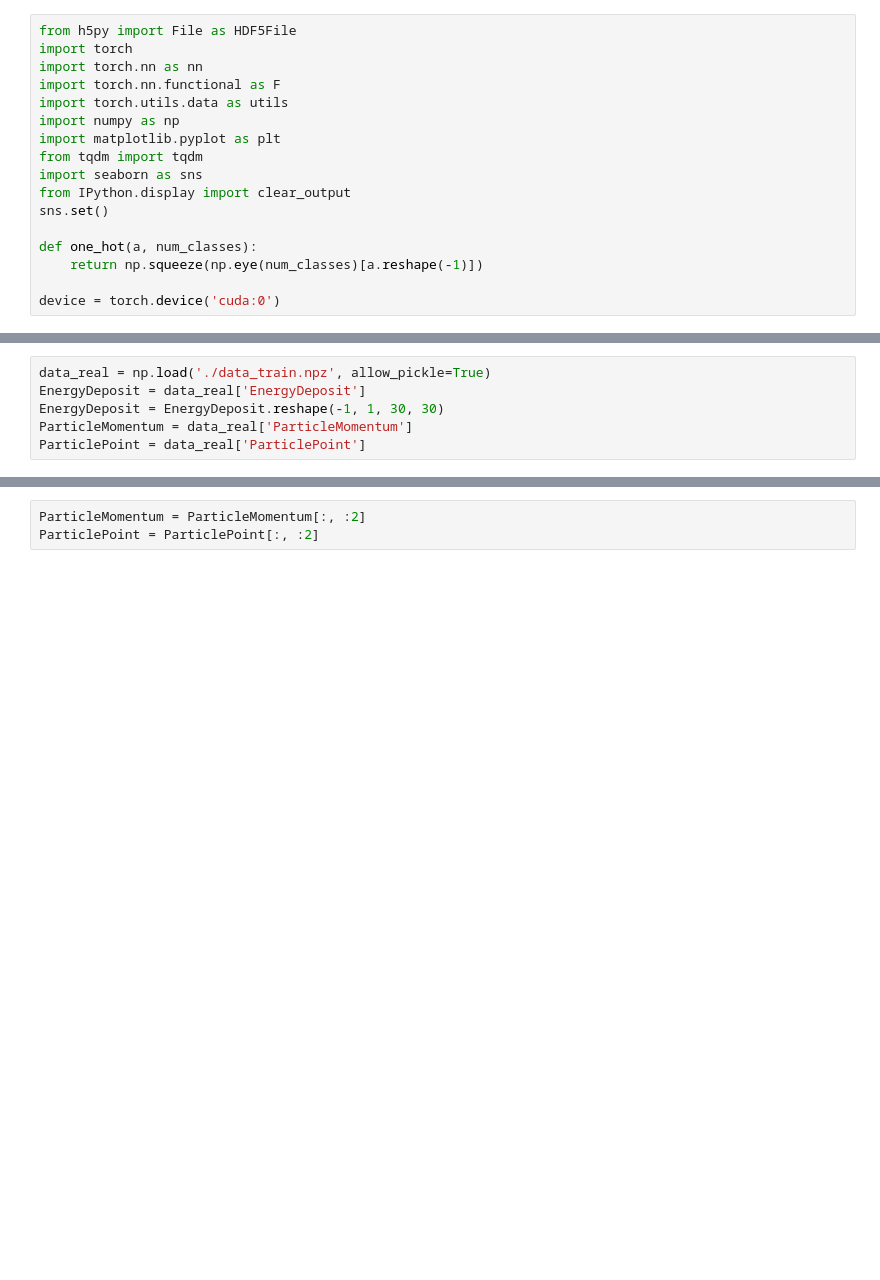
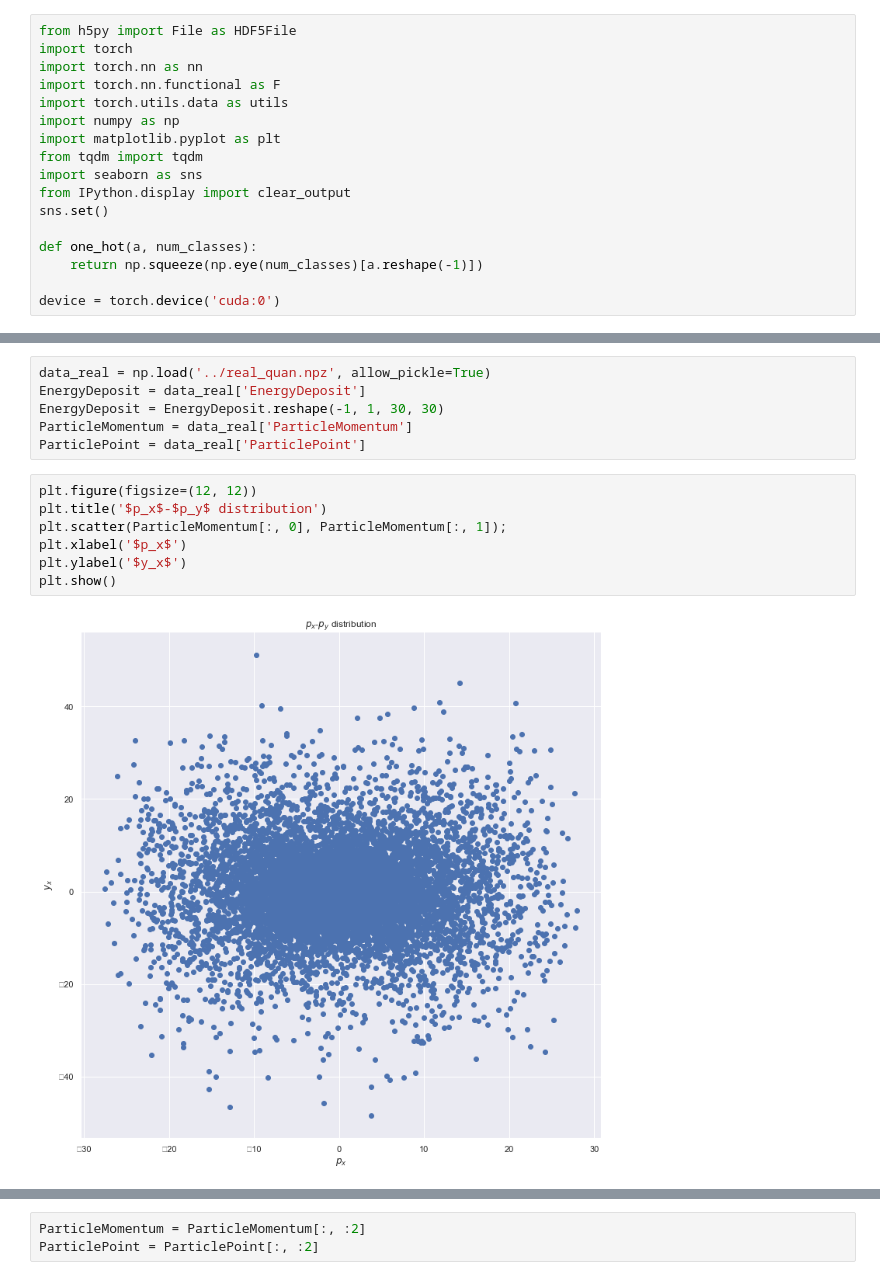
Before and after one commit to SchattenGenie/mlhep2019-starterkit, a Jupyter notebook: lhcb_calo_regression/lhcb_calo_regression.ipynb, the cells around one changed output, grey strips where cells are left out. Saved outputs shown, nothing was run; the diff lists cells and outputs as text; blank space fills up the shorter version.

```diff
--- a/lhcb_calo_regression/lhcb_calo_regression.ipynb
+++ b/lhcb_calo_regression/lhcb_calo_regression.ipynb
@@ -20,6 +28,15 @@ device = torch.device('cuda:0')
 # %%
-data_real = np.load('./data_train.npz', allow_pickle=True)
+data_real = np.load('../real_quan.npz', allow_pickle=True)
 EnergyDeposit = data_real['EnergyDeposit']
 EnergyDeposit = EnergyDeposit.reshape(-1, 1, 30, 30)
 ParticleMomentum = data_real['ParticleMomentum']
 ParticlePoint = data_real['ParticlePoint']
+# %%
+plt.figure(figsize=(12, 12))
+plt.title('$p_x$-$p_y$ distribution')
+plt.scatter(ParticleMomentum[:, 0], ParticleMomentum[:, 1]);
+plt.xlabel('$p_x$')
+plt.ylabel('$y_x$')
+plt.show()
+# %% [output]
+[figure, added]
```
Also changed, not shown: parts of 20 cells of this notebook, 1 other file.
